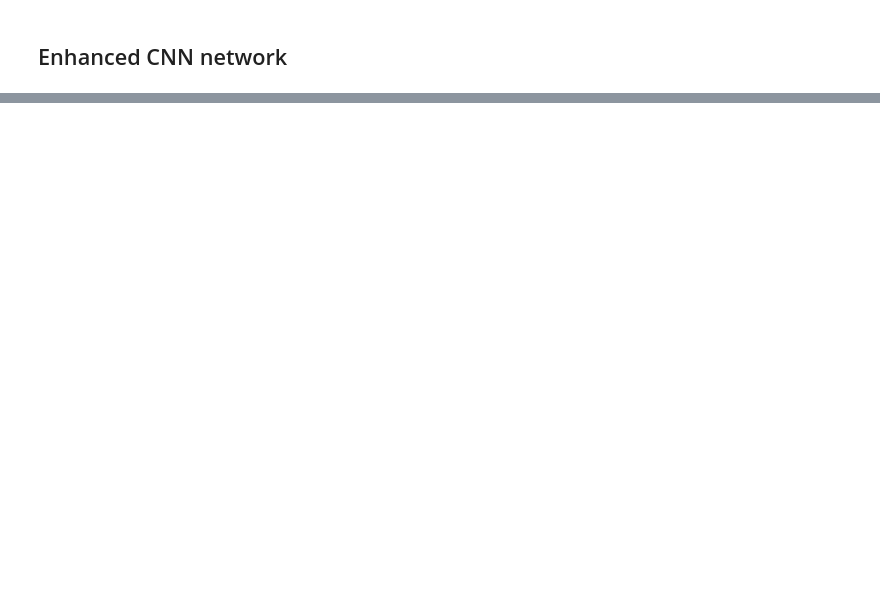
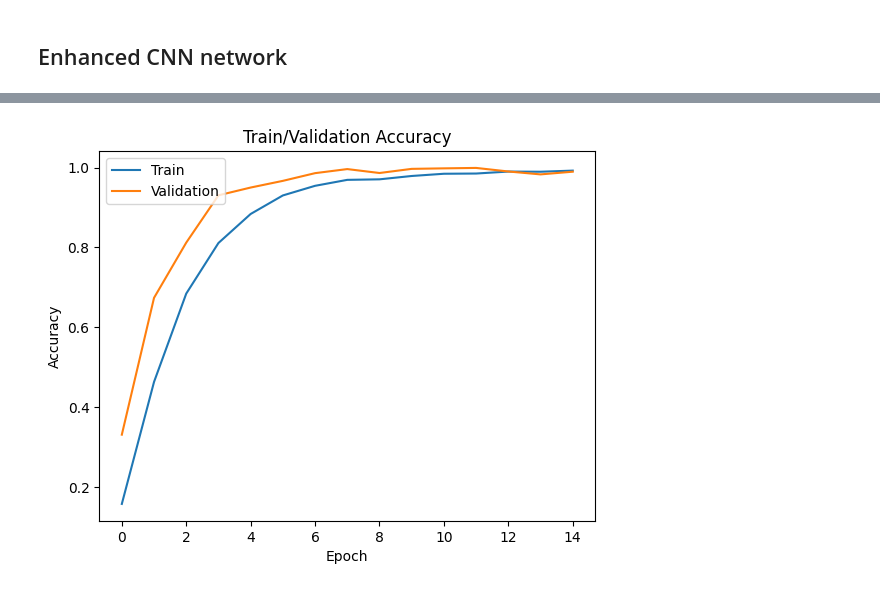
Before and after one commit to novicecoder18/normal-cnn-vs-alexnet, a Jupyter notebook: NLPCV_assignment.ipynb, the cells around one changed output, grey strips where cells are left out. Cells and saved outputs as stored; diff of their text form; code cells hidden in the pictures; blank space fills up the shorter version.

```diff
--- a/NLPCV_assignment.ipynb
+++ b/NLPCV_assignment.ipynb
@@ -105,8 +115,8 @@ data_augment = [
 ]
 # %%
 #Batching
-train_set = train_set.batch(batch_size=32, drop_remainder=False)
-test_set = test_set.batch(batch_size=32, drop_remainder=False)
-valid_set = valid_set.batch(batch_size=32, drop_remainder=False)
+train_set = train_set.batch(batch_size=128, drop_remainder=False)
+test_set = test_set.batch(batch_size=128, drop_remainder=False)
+valid_set = valid_set.batch(batch_size=128, drop_remainder=False)
 # %%
 # Baseline model building
@@ -282,6 +222,7 @@ better_net = Sequential([
     # First layer
     Conv2D(filters=96, kernel_size=(4,4), strides=(1,1), padding='same'),
     Activation('relu'),
+    BatchNormalization(),
     MaxPool2D(pool_size=(3,3), strides=(2,2)),
     # Second layer
     Conv2D(filters=256, kernel_size=(3,3), strides=(1,1), padding='same'),
@@ -305,11 +246,13 @@ better_net = Sequential([
     Dense(1024),
     Activation('relu'),
     Dropout(0.5),
-    Dense(25),
+    Dense(24),
     Activation('softmax')
 ])
+# %%
+optim = tf.keras.optimizers.Adam(learning_rate=0.0001)
 # %%
-better_net.compile(loss="sparse_categorical_crossentropy", optimizer="adam", metrics=["accuracy"])
+better_net.compile(loss="sparse_categorical_crossentropy", optimizer=optim, metrics=["accuracy"])
 # %%
 better_net.summary()
 # %% [output]
@@ -348,0 +307,10 @@ KeyboardInterrupt:
+# %%
+plt.plot(history2.history['accuracy'])
+plt.plot(history2.history['val_accuracy'])
+plt.title('Train/Validation Accuracy')
+plt.ylabel('Accuracy')
+plt.xlabel('Epoch')
+plt.legend(['Train', 'Validation'], loc='upper left')
+plt.show()
+# %% [output]
+[figure, added]
```
Also changed, not shown: parts of 20 cells of this notebook.
